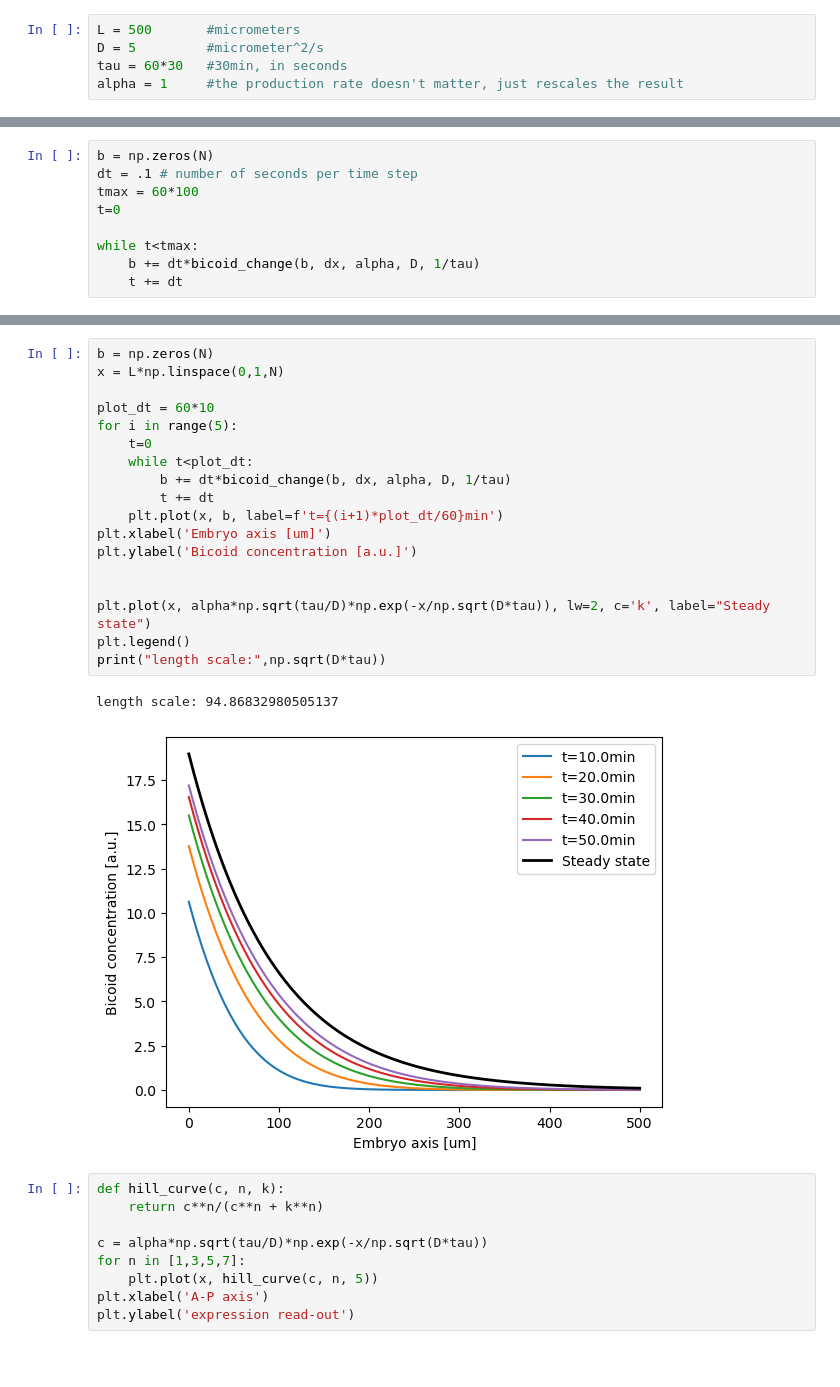
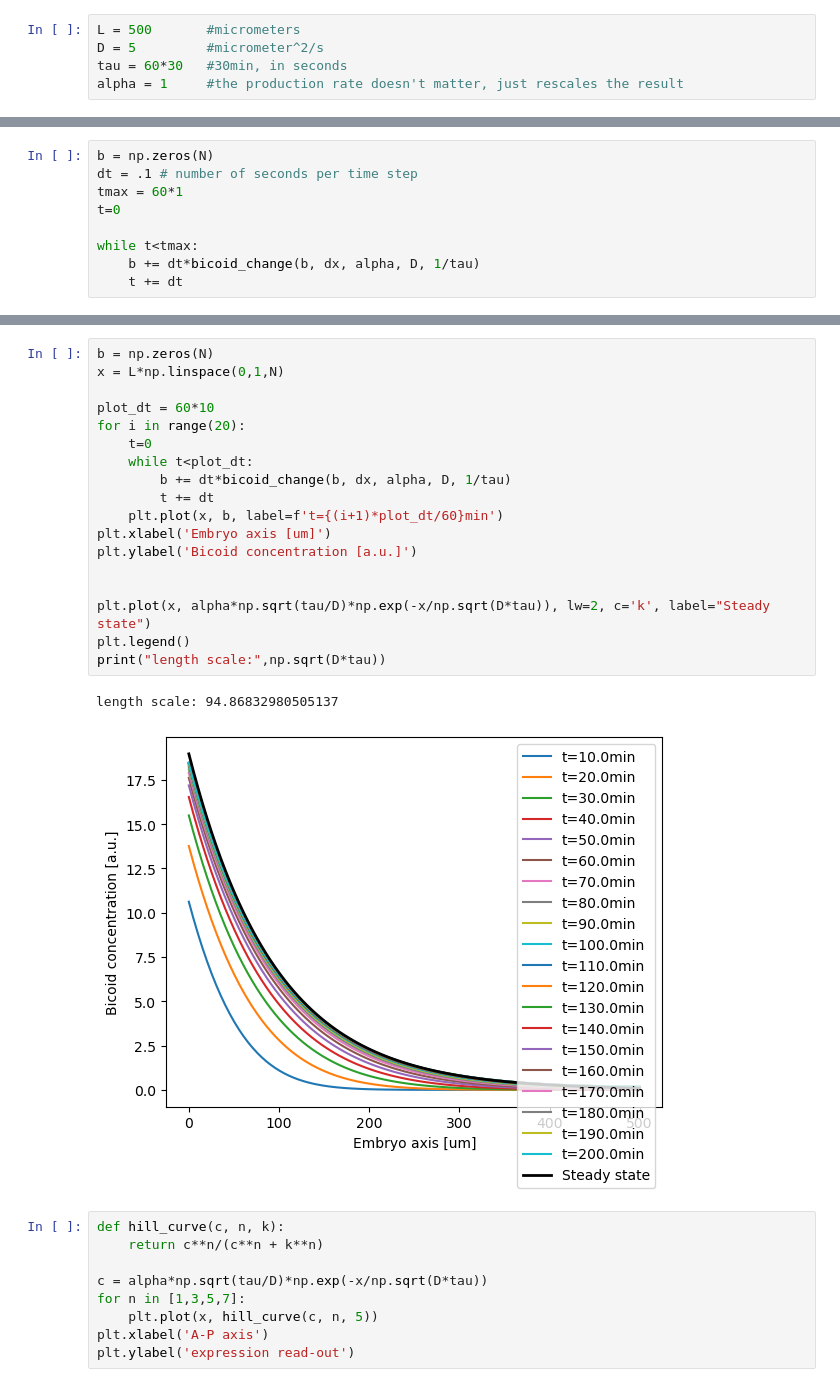
Before and after one commit to neherlab/PoL1-course-materials, a Jupyter notebook: notebooks/lecture05a_RegulationinSpace.ipynb, the cells around one changed output, grey strips where cells are left out. Cells and saved outputs as stored; diff of their text form; blank space fills up the shorter version.

```diff
--- a/notebooks/lecture05a_RegulationinSpace.ipynb
+++ b/notebooks/lecture05a_RegulationinSpace.ipynb
@@ -90,7 +90,7 @@ dx = L/N    # the width of the bins
 # %%
 b = np.zeros(N)
 dt = .1 # number of seconds per time step
-tmax = 60*100
+tmax = 60*1
 t=0
 
 while t<tmax:
@@ -106,24 +106,24 @@ Text(0, 0.5, 'Bicoid concentration [a.u.]')
 # %%
 b = np.zeros(N)
 x = L*np.linspace(0,1,N)
 
 plot_dt = 60*10
-for i in range(5):
+for i in range(20):
     t=0
     while t<plot_dt:
         b += dt*bicoid_change(b, dx, alpha, D, 1/tau)
         t += dt
     plt.plot(x, b, label=f't={(i+1)*plot_dt/60}min')
 plt.xlabel('Embryo axis [um]')
 plt.ylabel('Bicoid concentration [a.u.]')
 
 
 plt.plot(x, alpha*np.sqrt(tau/D)*np.exp(-x/np.sqrt(D*tau)), lw=2, c='k', label="Steady state")
 plt.legend()
 print("length scale:",np.sqrt(D*tau))
 # %% [output]
 length scale: 94.86832980505137
-[figure, old version]
+[figure, new version]
 # %%
 def hill_curve(c, n, k):
     return c**n/(c**n + k**n)
```
Also changed, not shown: parts of 2 cells of this notebook, 9 other files.
